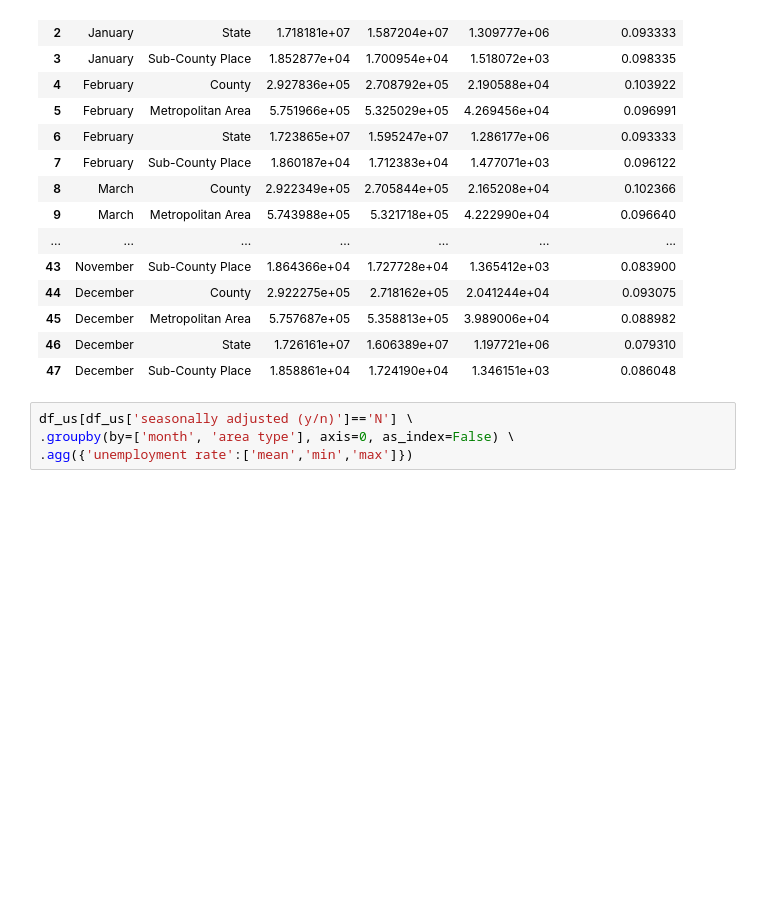
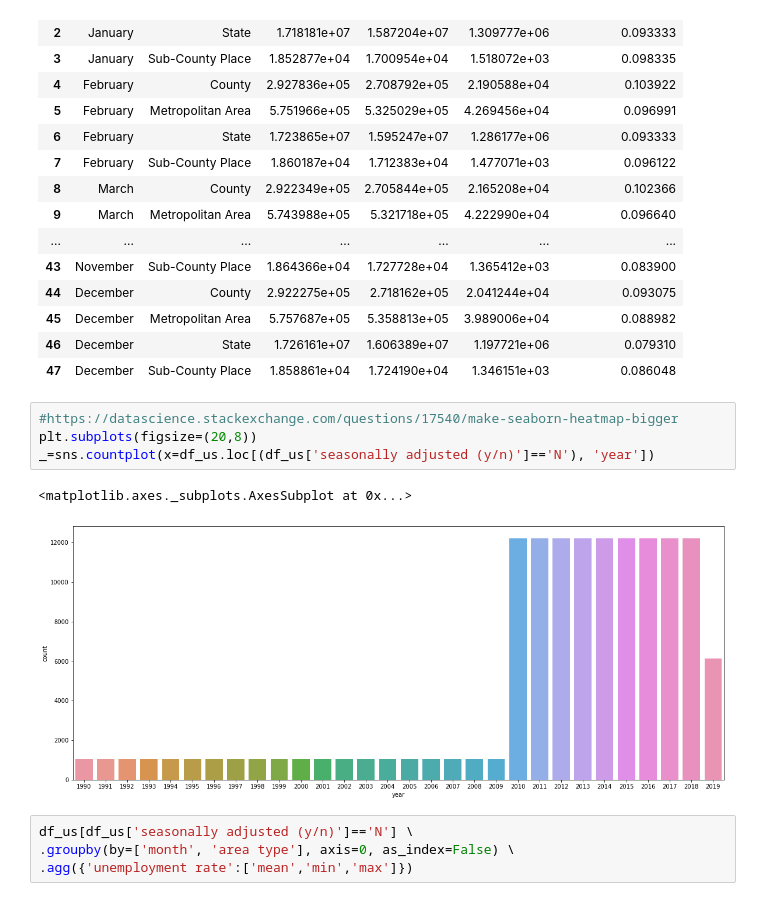
Before and after one commit to rblcoder/Analyzing-open-data-edd-ca, a Jupyter notebook: Local Area Unemployment Statistics Analysis Part 1.ipynb, the cells around one changed output. Cells and saved outputs as stored; diff of their text form; blank space fills up the shorter version.

Commit message:
countplot and multiple g.map color

```diff
--- a/Local Area Unemployment Statistics Analysis Part 1.ipynb
+++ b/Local Area Unemployment Statistics Analysis Part 1.ipynb
@@ -122,6 +124,13 @@ df_us[df_us['seasonally adjusted (y/n)']=='N'].groupby(by=['month', 'area type']
 | 45 | December | Metropolitan Area | 5.757687e+05 | 5.358813e+05 | 3.989006e+04 | 0.088982 |
 | 46 | December | State | 1.726161e+07 | 1.606389e+07 | 1.197721e+06 | 0.079310 |
 | 47 | December | Sub-County Place | 1.858861e+04 | 1.724190e+04 | 1.346151e+03 | 0.086048 |
+# %%
+#https://datascience.stackexchange.com/questions/17540/make-seaborn-heatmap-bigger
+plt.subplots(figsize=(20,8))
+_=sns.countplot(x=df_us.loc[(df_us['seasonally adjusted (y/n)']=='N'), 'year'])
+# %% [output]
+<matplotlib.axes._subplots.AxesSubplot at 0x...>
+[figure, added]
 # %%
 df_us[df_us['seasonally adjusted (y/n)']=='N'] \
 .groupby(by=['month', 'area type'], axis=0, as_index=False) \
```
Also changed, not shown: parts of 23 cells of this notebook.
